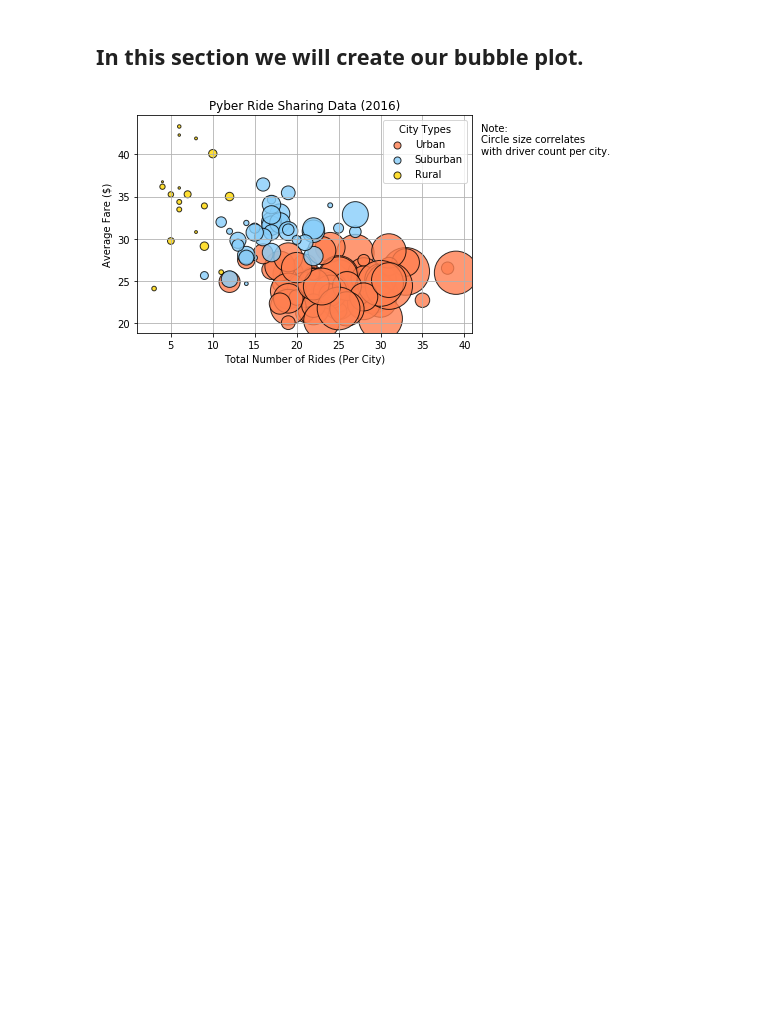
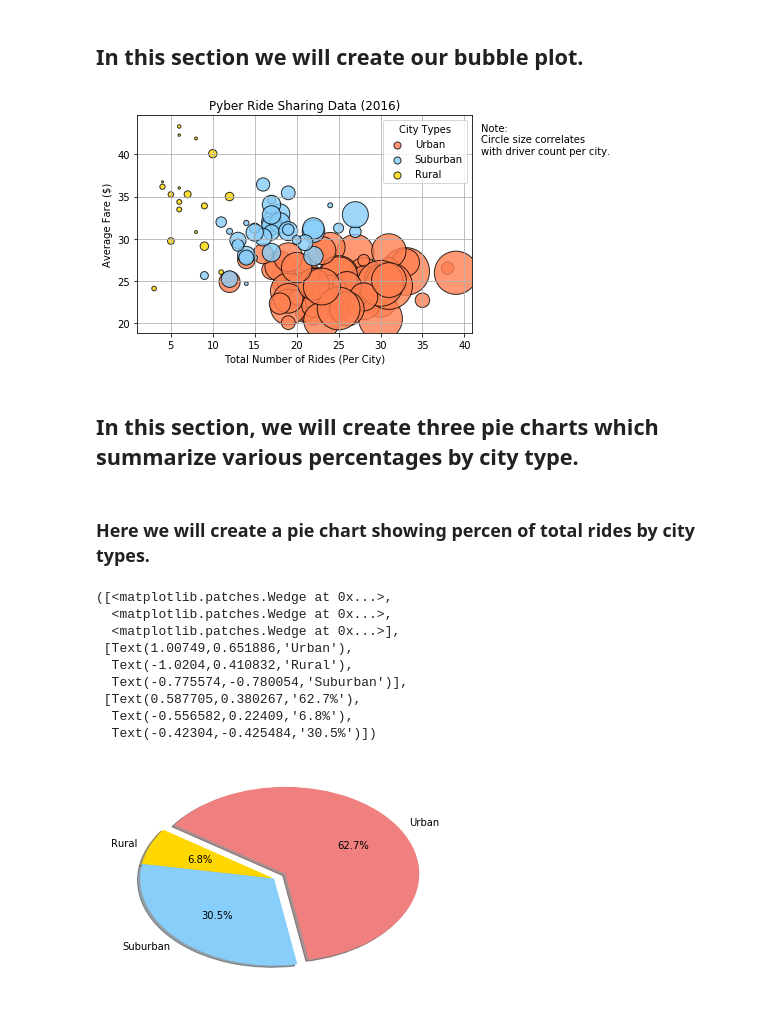
Before and after one commit to TylerTompa/5-Matplotlib, a Jupyter notebook: Pyber/Pyber.ipynb, the cells around one changed output. Drawn from its saved outputs; the diff is of its cells as text; code cells hidden in the pictures; blank space fills up the shorter version.

Commit message:
Created pie chart showing percent of total fares by city type

```diff
--- a/Pyber/Pyber.ipynb
+++ b/Pyber/Pyber.ipynb
@@ -115,0 +114,38 @@ plt.scatter(s=10*urban_Driver_count, c="coral", linewidths= "1", marker= "o", al
+# %% [markdown]
+## In this section, we will create three pie charts which summarize various percentages by city type.
+# %% [markdown]
+### Here we will create a pie chart showing percen of total rides by city types.
+# %%
+# To find the percent of fares per city typ, we will first select only rows with the relevant city type
+# Next we will calculate the sum of every value in the fare column
+# Finally, we we will the sum of the fare column for the entire dataframe including every city type
+percent_of_fares_urban = city_ride_merged_dataframe[city_ride_merged_dataframe["type"] == "Urban"]["fare"].sum() / city_ride_merged_dataframe["fare"].sum()
+percent_of_fares_suburban = city_ride_merged_dataframe[city_ride_merged_dataframe["type"] == "Suburban"]["fare"].sum() / city_ride_merged_dataframe["fare"].sum()
+percent_of_fares_rural = city_ride_merged_dataframe[city_ride_merged_dataframe["type"] == "Rural"]["fare"].sum() / city_ride_merged_dataframe["fare"].sum()
+# %%
+# Here we define a list containing the percentages of fares per city type to be used in a pie chart.
+percent_of_fares_data = [percent_of_fares_urban, percent_of_fares_rural, percent_of_fares_suburban]
+
+# Here we define the labels to be used on our pie chart.
+percent_of_fares_labels = ["Urban", "Rural", "Suburban"]
+
+# Here we explode the Urban part of the pie chart.
+percent_of_fares_explode = (0.1, 0, 0)
+
+# Here we define the colors of our pie chart to match the Pyber company's colors.
+percent_of_fares_colors = ["lightcoral", "gold", "lightskyblue"]
+
+# Here we use all the settings previous defined to create our pie chart.
+# We add the additional setting of autopct="%0.1f%" to show the actual value for each part on the pie chart.  We also add a shadow to our chart.
+plt.pie(percent_of_fares_data, autopct="%0.1f%%", labels = percent_of_fares_labels, explode=percent_of_fares_explode, colors=percent_of_fares_colors, startangle=280, shadow=True)
+# %% [output]
+([<matplotlib.patches.Wedge at 0x...>,
+  <matplotlib.patches.Wedge at 0x...>,
+  <matplotlib.patches.Wedge at 0x...>],
+ [Text(1.00749,0.651886,'Urban'),
+  Text(-1.0204,0.410832,'Rural'),
+  Text(-0.775574,-0.780054,'Suburban')],
+ [Text(0.587705,0.380267,'62.7%'),
+  Text(-0.556582,0.22409,'6.8%'),
+  Text(-0.42304,-0.425484,'30.5%')])
+[figure, added]
```
Also changed, not shown: parts of 1 cell of this notebook.
